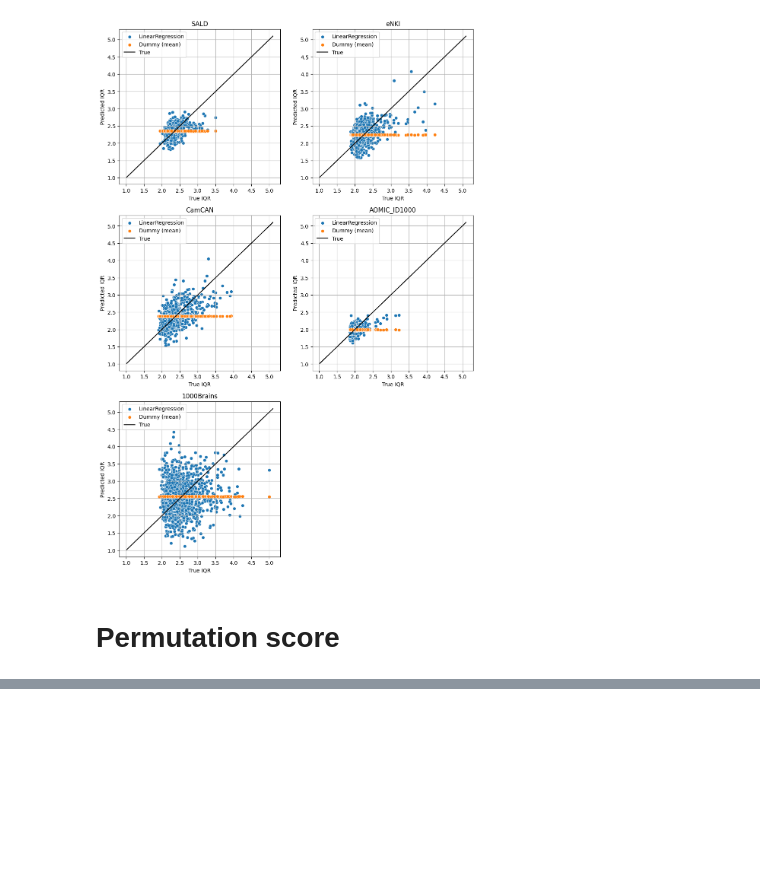
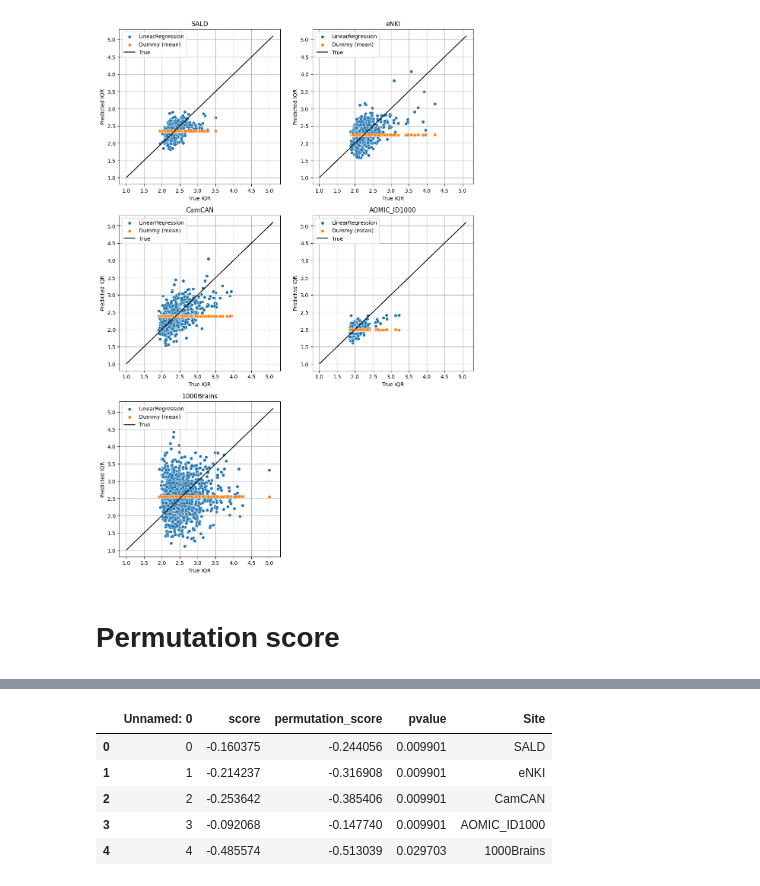
Before and after one commit to N-Nieto/QC, a Jupyter notebook: code/plots/QC_prediction_from_features/performance_QC.ipynb, the cells around one changed output, grey strips where cells are left out. Drawn from its saved outputs; the diff is of its cells as text; code cells hidden in the pictures; blank space fills up the shorter version.

```diff
--- a/code/plots/QC_prediction_from_features/performance_QC.ipynb
+++ b/code/plots/QC_prediction_from_features/performance_QC.ipynb
@@ -210,0 +222,9 @@ FileNotFoundError: [Errno 2] No such file or directory: '/home/nnieto/Nico/QC_pr
+# %%
+results_loop
+# %% [output]
+|  | Unnamed: 0 | score | permutation_score | pvalue | Site |
+| 0 | 0 | -0.160375 | -0.244056 | 0.009901 | SALD |
+| 1 | 1 | -0.214237 | -0.316908 | 0.009901 | eNKI |
+| 2 | 2 | -0.253642 | -0.385406 | 0.009901 | CamCAN |
+| 3 | 3 | -0.092068 | -0.147740 | 0.009901 | AOMIC_ID1000 |
+| 4 | 4 | -0.485574 | -0.513039 | 0.029703 | 1000Brains |
```
Also changed, not shown: parts of 2 cells of this notebook, 7 other files.
